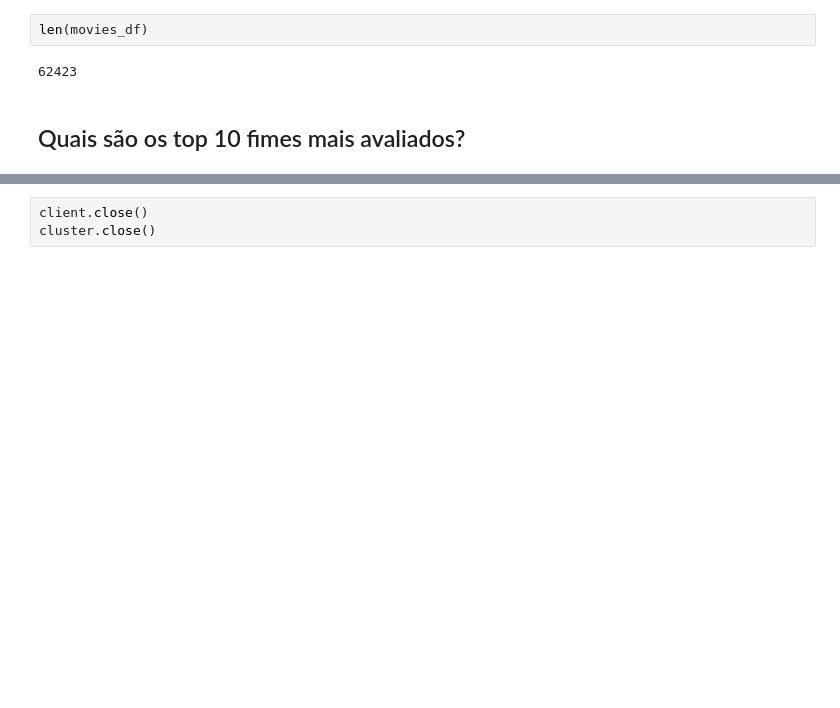
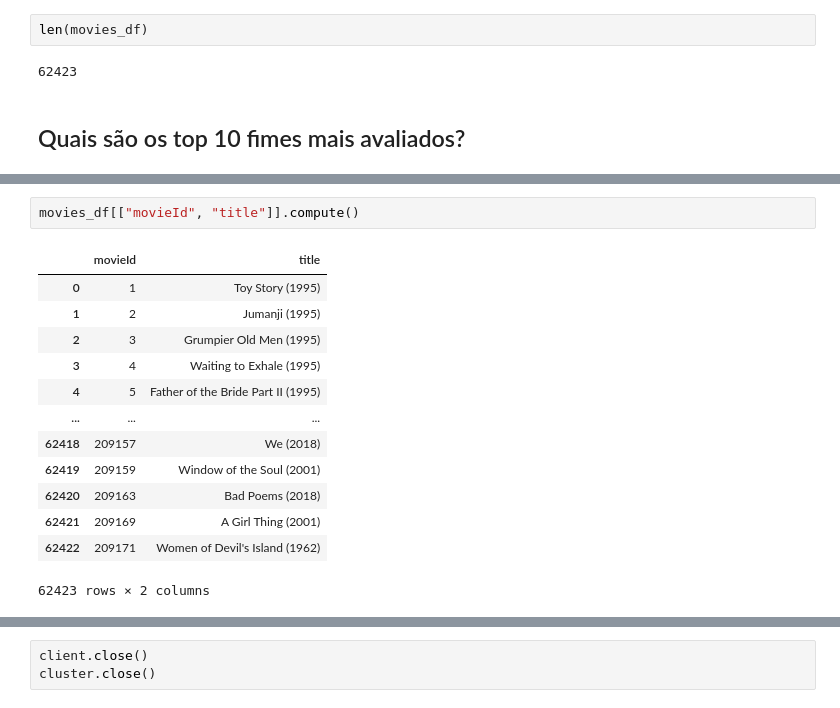
Before and after one commit to MGRB-CESAR-School/big_data, a Jupyter notebook: notebooks/02-movies/movies.ipynb, the cells around one changed output, grey strips where cells are left out. Saved outputs shown, nothing was run; the diff lists cells and outputs as text; blank space fills up the shorter version.

```diff
--- a/notebooks/02-movies/movies.ipynb
+++ b/notebooks/02-movies/movies.ipynb
@@ -317,0 +357,16 @@ len(movies_df)
+# %%
+movies_df[["movieId", "title"]].compute()
+# %% [output]
+|  | movieId | title |
+| 0 | 1 | Toy Story (1995) |
+| 1 | 2 | Jumanji (1995) |
+| 2 | 3 | Grumpier Old Men (1995) |
+| 3 | 4 | Waiting to Exhale (1995) |
+| 4 | 5 | Father of the Bride Part II (1995) |
+| ... | ... | ... |
+| 62418 | 209157 | We (2018) |
+| 62419 | 209159 | Window of the Soul (2001) |
+| 62420 | 209163 | Bad Poems (2018) |
+| 62421 | 209169 | A Girl Thing (2001) |
+| 62422 | 209171 | Women of Devil's Island (1962) |
+62423 rows × 2 columns
```
Also changed, not shown: parts of 20 cells of this notebook.
